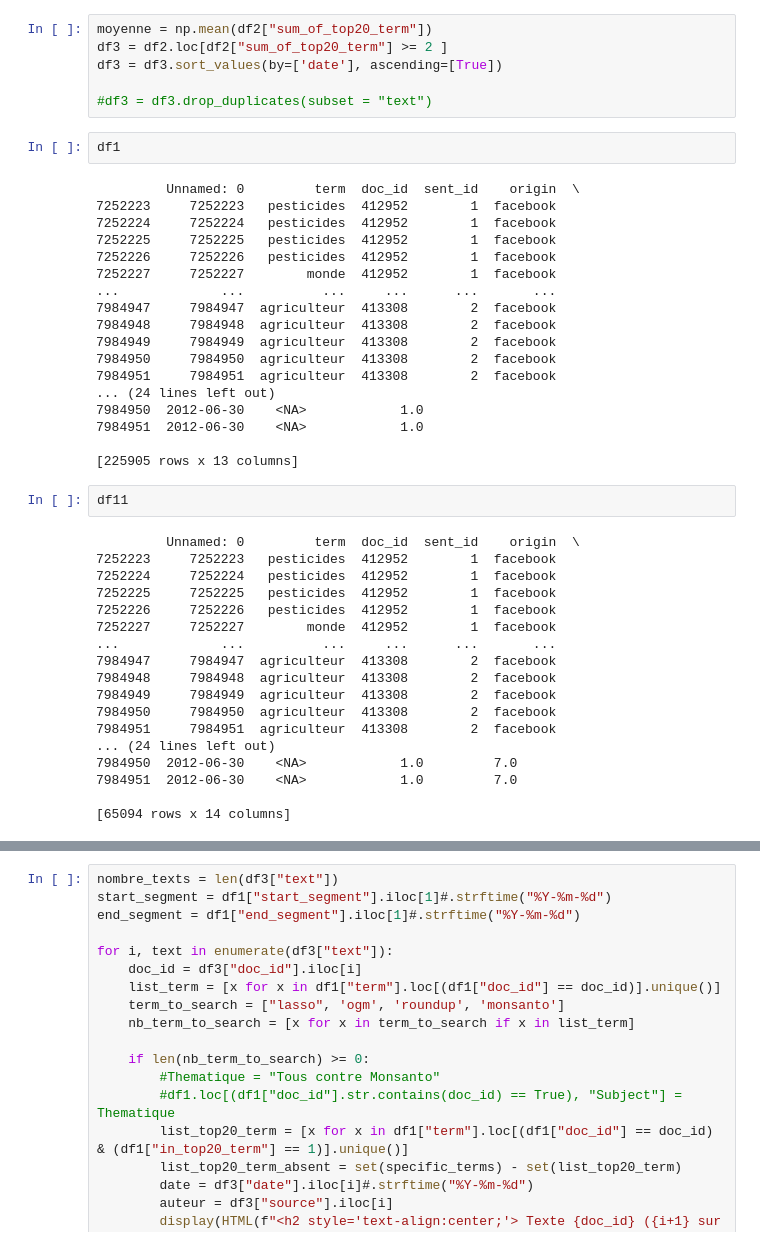
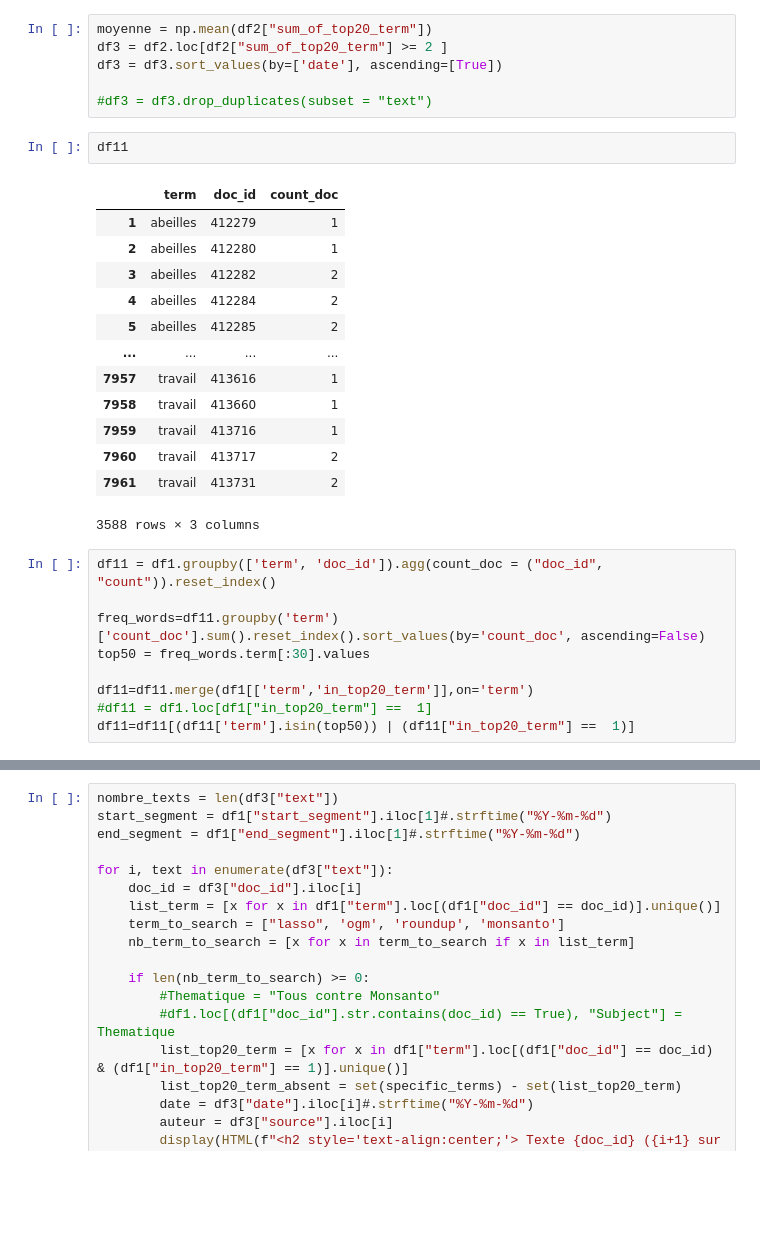
Before and after one commit to jphcoi/MADM, a Jupyter notebook: analyse_text.ipynb, the cells around one changed output, grey strips where cells are left out. Cells and saved outputs as stored; diff of their text form; blank space fills up the shorter version.

```diff
--- a/analyse_text.ipynb
+++ b/analyse_text.ipynb
@@ -136,43 +147,28 @@ df3 = df3.sort_values(by=['date'], ascending=[True])
 
 #df3 = df3.drop_duplicates(subset = "text")
 # %%
-df1
+df11
 # %% [output]
+|  | term | doc_id | count_doc |
+| 1 | abeilles | 412279 | 1 |
+| 2 | abeilles | 412280 | 1 |
+| 3 | abeilles | 412282 | 2 |
+| 4 | abeilles | 412284 | 2 |
+| 5 | abeilles | 412285 | 2 |
+| ... | ... | ... | ... |
+| 7957 | travail | 413616 | 1 |
+| 7958 | travail | 413660 | 1 |
+| 7959 | travail | 413716 | 1 |
+| 7960 | travail | 413717 | 2 |
+| 7961 | travail | 413731 | 2 |
-         Unnamed: 0         term  doc_id  sent_id    origin  \
-7252223     7252223   pesticides  412952        1  facebook
-7252224     7252224   pesticides  412952        1  facebook
-7252225     7252225   pesticides  412952        1  facebook
-7252226     7252226   pesticides  412952        1  facebook
-7252227     7252227        monde  412952        1  facebook
-...             ...          ...     ...      ...       ...
-7984947     7984947  agriculteur  413308        2  facebook
-7984948     7984948  agriculteur  413308        2  facebook
-7984949     7984949  agriculteur  413308        2  facebook
-7984950     7984950  agriculteur  413308        2  facebook
-7984951     7984951  agriculteur  413308        2  facebook
-... (24 lines left out)
-7984950  2012-06-30    <NA>            1.0
-7984951  2012-06-30    <NA>            1.0
-
-[225905 rows x 13 columns]
+3588 rows × 3 columns
 # %%
-df11
+df11 = df1.groupby(['term', 'doc_id']).agg(count_doc = ("doc_id", "count")).reset_index()
+
+freq_words=df11.groupby('term')['count_doc'].sum().reset_index().sort_values(by='count_doc', ascending=False)
+top50 = freq_words.term[:30].values
+
+df11=df11.merge(df1[['term','in_top20_term']],on='term')
+#df11 = df1.loc[df1["in_top20_term"] ==  1]
+df11=df11[(df11['term'].isin(top50)) | (df11["in_top20_term"] ==  1)]
-# %% [output]
-         Unnamed: 0         term  doc_id  sent_id    origin  \
-7252223     7252223   pesticides  412952        1  facebook
-7252224     7252224   pesticides  412952        1  facebook
-7252225     7252225   pesticides  412952        1  facebook
-7252226     7252226   pesticides  412952        1  facebook
-7252227     7252227        monde  412952        1  facebook
-...             ...          ...     ...      ...       ...
-7984947     7984947  agriculteur  413308        2  facebook
-7984948     7984948  agriculteur  413308        2  facebook
-7984949     7984949  agriculteur  413308        2  facebook
-7984950     7984950  agriculteur  413308        2  facebook
-7984951     7984951  agriculteur  413308        2  facebook
-... (24 lines left out)
-7984950  2012-06-30    <NA>            1.0         7.0
-7984951  2012-06-30    <NA>            1.0         7.0
-
-[65094 rows x 14 columns]
 # %%
```
Also changed, not shown: parts of 9 cells of this notebook.
